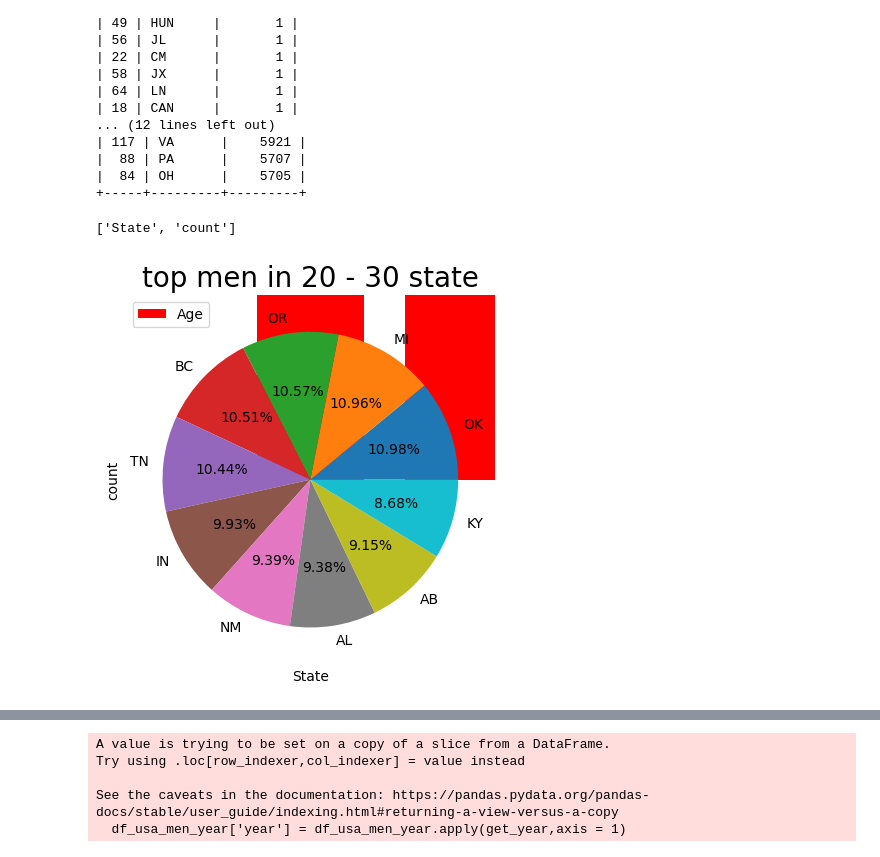
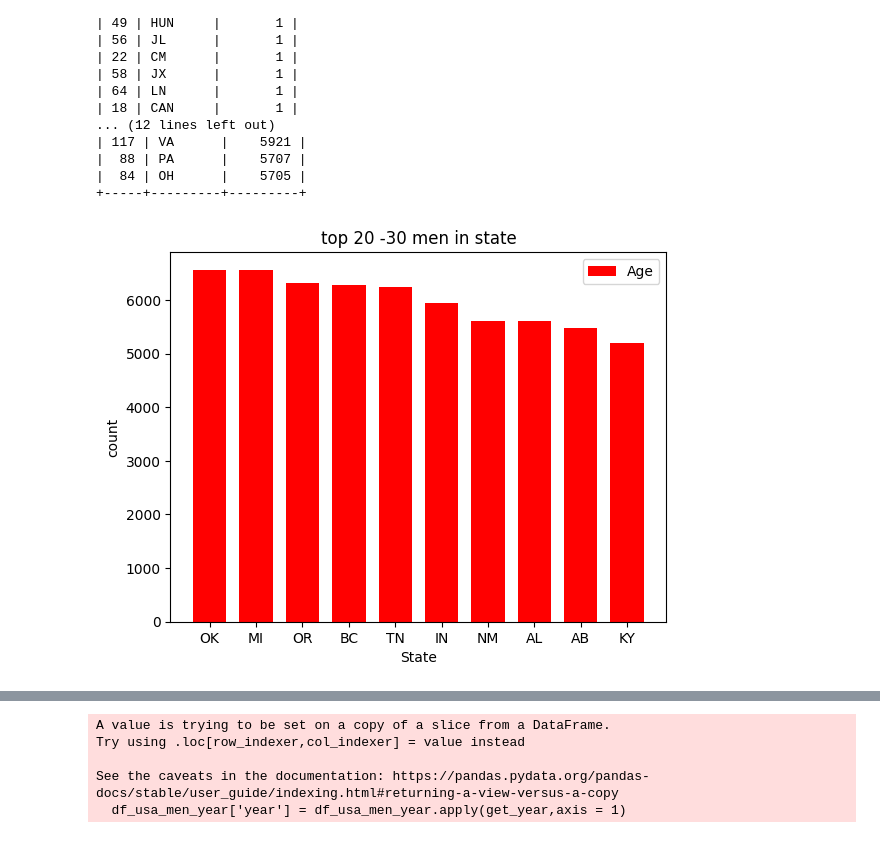
Before and after one commit to rekhachakkara/python_projects, a Jupyter notebook: powerlifting.ipynb, the cells around one changed output, grey strips where cells are left out. Saved outputs shown, nothing was run; the diff lists cells and outputs as text; code cells hidden in the pictures.

```diff
--- a/powerlifting.ipynb
+++ b/powerlifting.ipynb
@@ -52,32 +52,26 @@ pretty_print(Sorted_fem,10)
 # %%
 #Plot pie chart and bar chart for Men Top 20-30 states. Matplotlib and Seaborn
 from os import lockf
 import pandas as pd
 import html
 import matplotlib.pyplot as plt
 from tabulate import tabulate # tabulate helps to convert the data into tabular form with heares and format eype
 data_excel_top = pd.read_csv("/content/drive/MyDrive/Data_set_rekha/openpowerlifting.csv")
 df_usa_men = data_excel_top[(data_excel_top["Sex"] == "M") & (data_excel_top["Country"] == "USA")]
 df_state = data_excel_top.loc[data_excel_top['Sex'] == "M"].groupby(['State']).size().to_frame('count').reset_index()
 df_usa_men_sorted = df_state.sort_values(by='count',ascending=False)
 #print(df_usa_men.head())
 #print(df_state.head())
 #print(df_usa_men_sorted.head())
 df_men = df_usa_men_sorted.iloc[20:30]
 x = list(df_men["State"])
 y = list(df_men["count"])
 plt.bar(x, y, color='r', width=0.72, label="Age")
 plt.xlabel("State")
 plt.ylabel("count")
 plt.title("top 20 -30 men in state")
 plt.legend()
 plt.show
 print('\n')
-
-plt.pie(y,labels=x,autopct='%.2f%%')
-plt.title("top men in 20 - 30 state", fontsize=20)
-plt.show
-print(list(df_men))
 # %% [output]
-['State', 'count']
-[figure, old version]
+[figure, new version]
```
Also changed, not shown: parts of 3 cells of this notebook.
